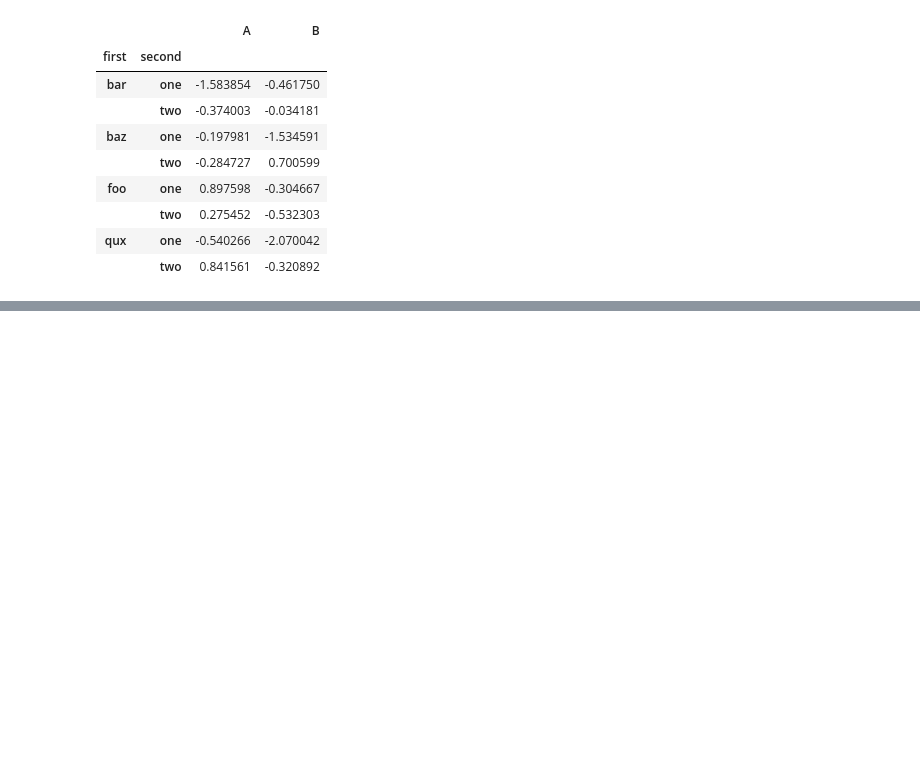
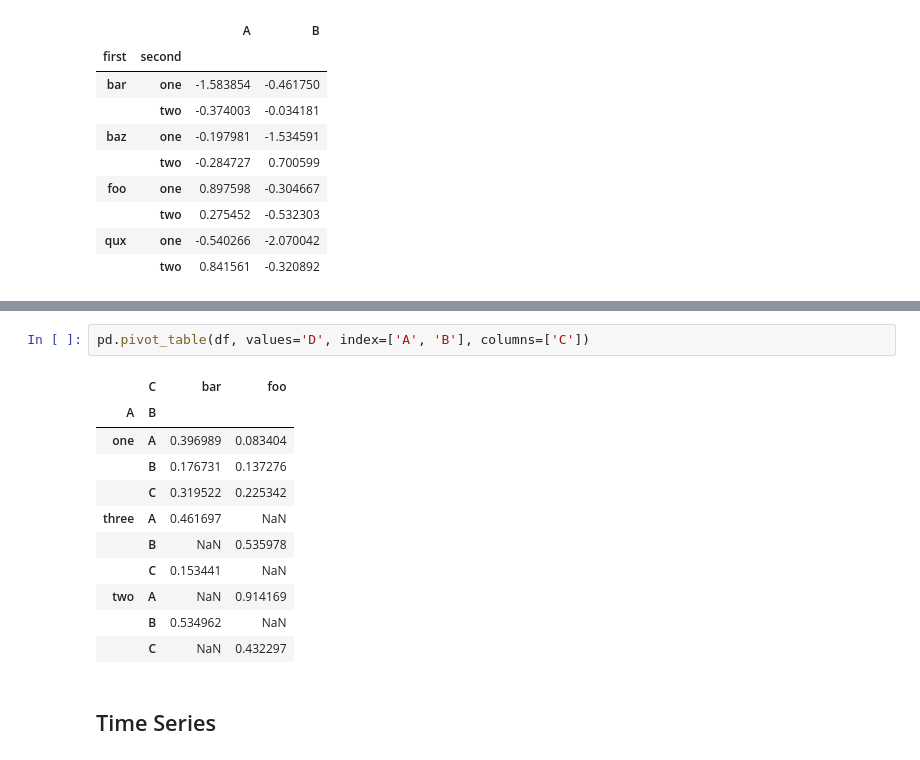
Before and after one commit to Leelddd/jnotes, a Jupyter notebook: pandas.ipynb, the cells around one changed output, grey strips where cells are left out. Cells and saved outputs as stored; diff of their text form; blank space fills up the shorter version.

```diff
--- a/pandas.ipynb
+++ b/pandas.ipynb
@@ -767,0 +853,16 @@ df
+# %%
+pd.pivot_table(df, values='D', index=['A', 'B'], columns=['C'])
+# %% [output]
+|  | C | bar | foo |
+| A | B |  |  |
+| one | A | 0.396989 | 0.083404 |
+|  | B | 0.176731 | 0.137276 |
+|  | C | 0.319522 | 0.225342 |
+| three | A | 0.461697 | NaN |
+|  | B | NaN | 0.535978 |
+|  | C | 0.153441 | NaN |
+| two | A | NaN | 0.914169 |
+|  | B | 0.534962 | NaN |
+|  | C | NaN | 0.432297 |
+# %% [markdown]
+## Time Series
```
Also changed, not shown: parts of 25 cells of this notebook, 1 other file.
